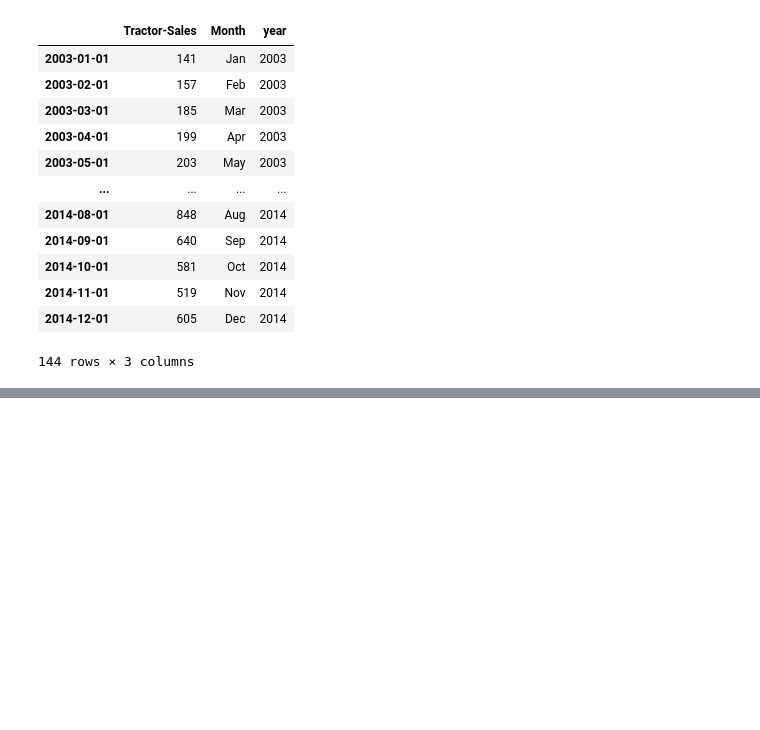
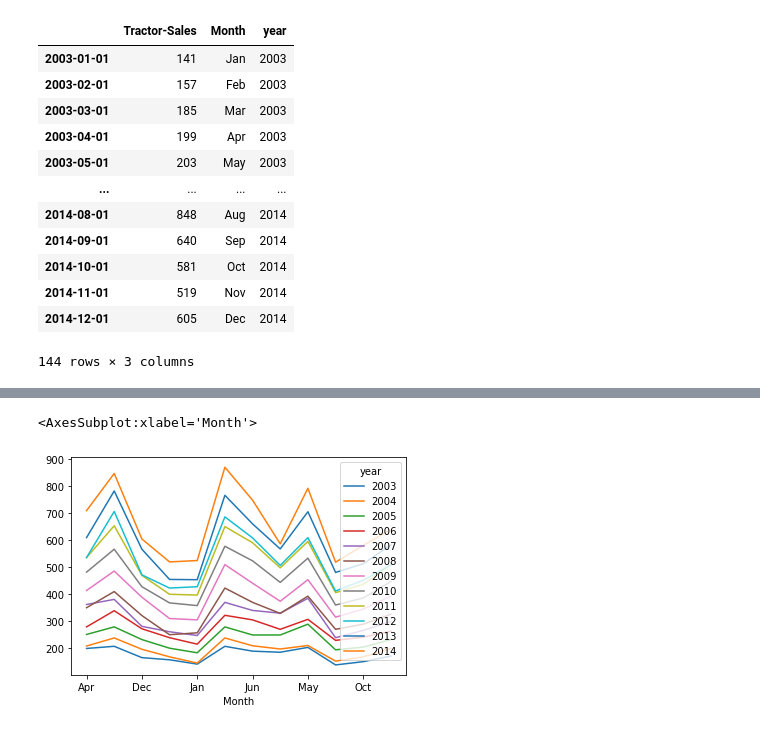
Before and after one commit to FazlullahBokhari/AI.workspace, a Jupyter notebook: Time Series.ipynb, the cells around one changed output, grey strips where cells are left out. Cells and saved outputs as stored; diff of their text form; code cells hidden in the pictures; blank space fills up the shorter version.

```diff
--- a/Time Series.ipynb
+++ b/Time Series.ipynb
@@ -435,0 +451,2 @@ pd.pivot(data=dataset, values="Tractor-Sales", i="Month", columns="year")
+# %%
+update_data = pd.pivot(data=dataset, values="Tractor-Sales", columns="year", index="Month")
@@ -435,0 +487,5 @@ pd.pivot(data=dataset, values="Tractor-Sales", i="Month", columns="year")
+# %%
+update_data.plot()
+# %% [output]
+<AxesSubplot:xlabel='Month'>
+[figure, added]
```
Also changed, not shown: parts of 13 cells of this notebook.
